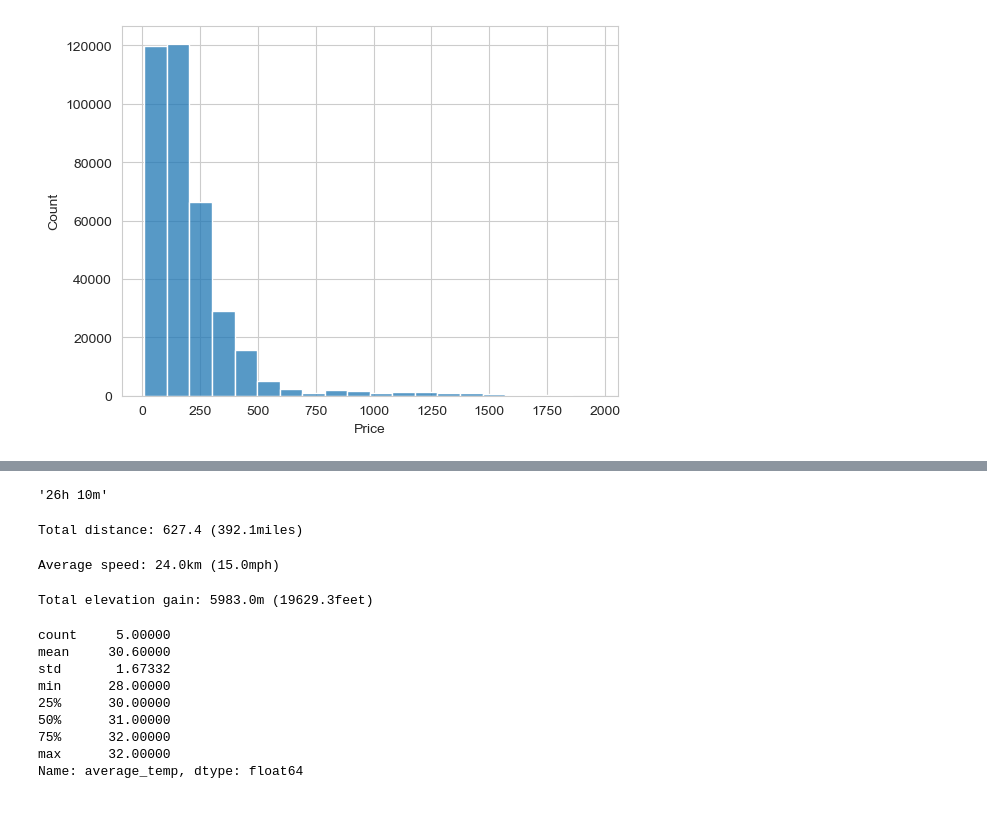
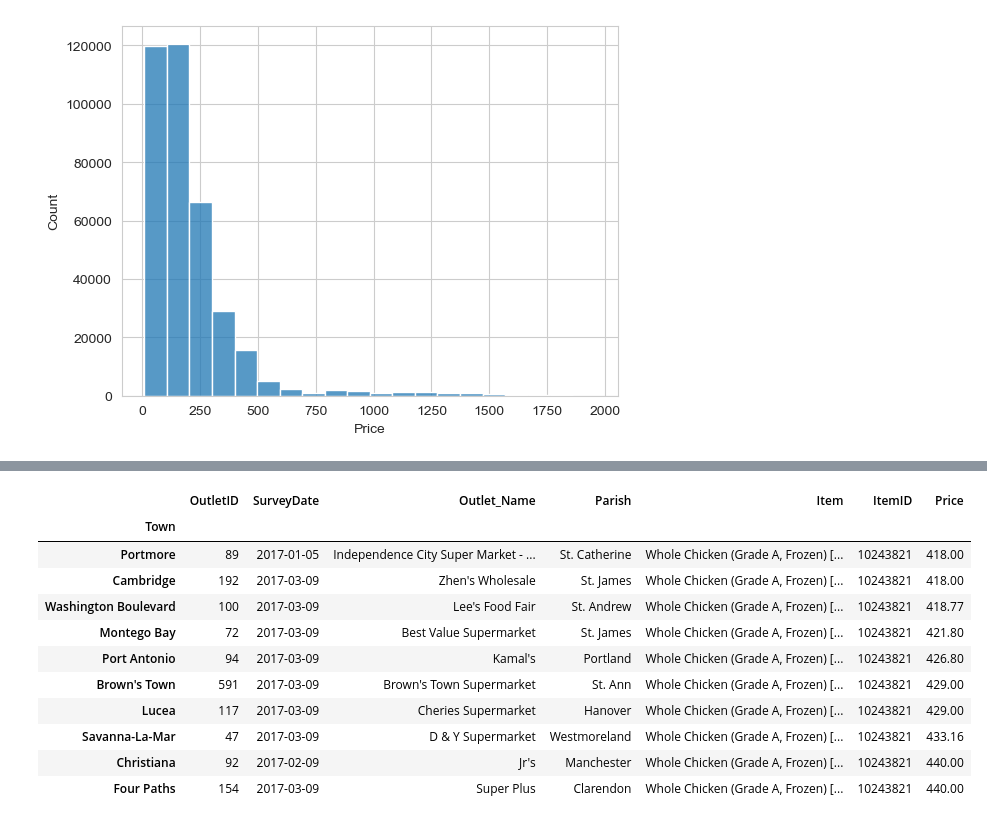
Before and after one commit to ahtonen/jamrock, a Jupyter notebook: validation.ipynb, the cells around one changed output, grey strips where cells are left out. Drawn from its saved outputs; the diff is of its cells as text; code cells hidden in the pictures.

```diff
--- a/validation.ipynb
+++ b/validation.ipynb
@@ -340,35 +257,16 @@ Name: average_temp, dtype: float64
-# %%
-# total moving time
-convert_seconds(race.moving_time.sum())
-# %% [output]
-'26h 10m'
-# %%
-total_dist_km = race.distance.sum()/1000
-print("Total distance: {:.1f} ({:.1f}miles)".format(total_dist_km, total_dist_km/1.6))
-# %% [output]
-Total distance: 627.4 (392.1miles)
-# %%
-avg_spd_km = total_dist_km / (race.moving_time.sum()/3600)
-print("Average speed: {:.1f}km ({:.1f}mph)".format(avg_spd_km, avg_spd_km/1.6))
-# %% [output]
-Average speed: 24.0km (15.0mph)
-# %%
-total_elevation_gain_m = race.total_elevation_gain.sum()
-print("Total elevation gain: {:.1f}m ({:.1f}feet)".format(
-    total_elevation_gain_m,
-    total_elevation_gain_m/.3048))
-# %% [output]
-Total elevation gain: 5983.0m (19629.3feet)
-# %%
-# temperatures
-race.average_temp.describe()
-# %% [output]
-count     5.00000
-mean     30.60000
-std       1.67332
-min      28.00000
-25%      30.00000
-50%      31.00000
-75%      32.00000
-max      32.00000
-Name: average_temp, dtype: float64
+# %%
+# 10 cheapest
+df_prices.groupby('Town').min().sort_values('Price')[:10]
+# %% [output]
+|  | OutletID | SurveyDate | Outlet_Name | Parish | Item | ItemID | Price |
+| Town |  |  |  |  |  |  |  |
+| Portmore | 89 | 2017-01-05 | Independence City Super Market - ... | St. Catherine | Whole Chicken (Grade A, Frozen) [... | 10243821 | 418.00 |
+| Cambridge | 192 | 2017-03-09 | Zhen's Wholesale | St. James | Whole Chicken (Grade A, Frozen) [... | 10243821 | 418.00 |
+| Washington Boulevard | 100 | 2017-03-09 | Lee's Food Fair | St. Andrew | Whole Chicken (Grade A, Frozen) [... | 10243821 | 418.77 |
+| Montego Bay | 72 | 2017-03-09 | Best Value Supermarket | St. James | Whole Chicken (Grade A, Frozen) [... | 10243821 | 421.80 |
+| Port Antonio | 94 | 2017-03-09 | Kamal's | Portland | Whole Chicken (Grade A, Frozen) [... | 10243821 | 426.80 |
+| Brown's Town | 591 | 2017-03-09 | Brown's Town Supermarket | St. Ann | Whole Chicken (Grade A, Frozen) [... | 10243821 | 429.00 |
+| Lucea | 117 | 2017-03-09 | Cheries Supermarket | Hanover | Whole Chicken (Grade A, Frozen) [... | 10243821 | 429.00 |
+| Savanna-La-Mar | 47 | 2017-03-09 | D & Y Supermarket | Westmoreland | Whole Chicken (Grade A, Frozen) [... | 10243821 | 433.16 |
+| Christiana | 92 | 2017-02-09 | Jr's | Manchester | Whole Chicken (Grade A, Frozen) [... | 10243821 | 440.00 |
+| Four Paths | 154 | 2017-03-09 | Super Plus | Clarendon | Whole Chicken (Grade A, Frozen) [... | 10243821 | 440.00 |
```
Also changed, not shown: parts of 26 cells of this notebook, 1 other file.
